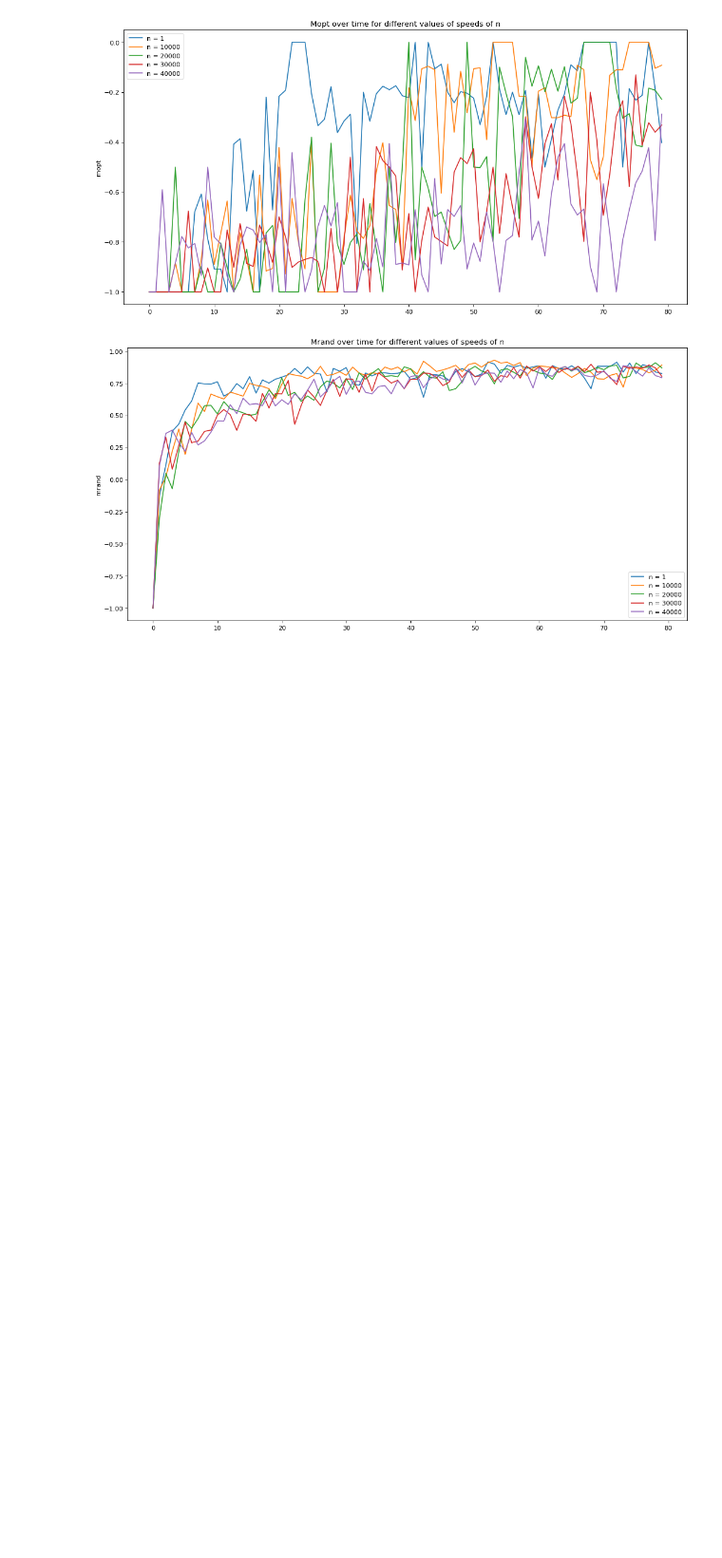
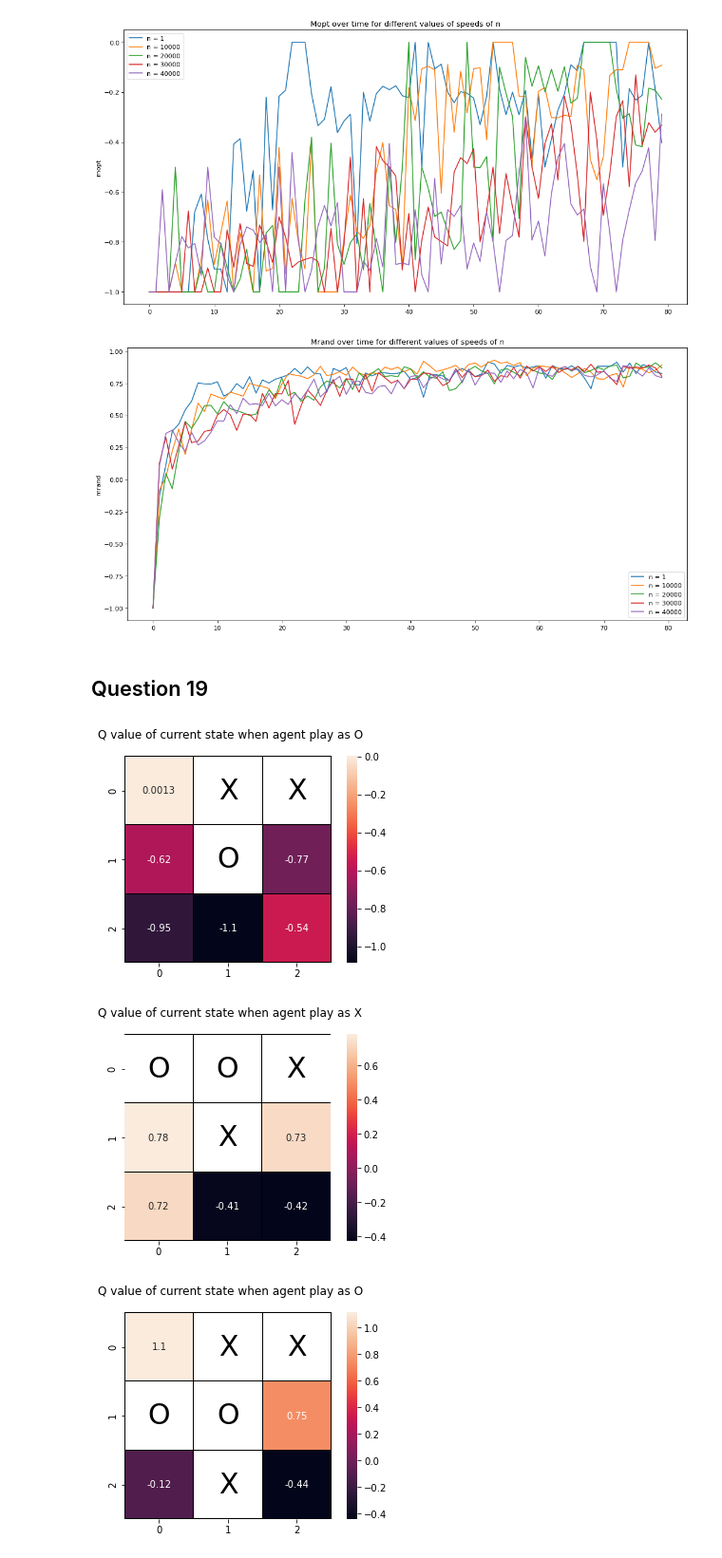
Before and after one commit to wiggleman/CS-456-project, a Jupyter notebook: DQN_self_learn.ipynb, the cells around one changed output. Shown: that part at 95% size. Saved outputs shown, nothing was run; the diff lists cells and outputs as text; code cells hidden in the pictures; blank space fills up the shorter version.

Commit message:
add heatmap

```diff
--- a/DQN_self_learn.ipynb
+++ b/DQN_self_learn.ipynb
@@ -278,7 +278,7 @@ def fit(
     res = io.BytesIO()
     torch.save(policy.state_dict(), res)
 
-    return res.getbuffer(), game_reward, game_loss, mopts, mrands
+    return policy, game_reward, game_loss, mopts, mrands
 
 
 def optimize_model(
@@ -671,3 +671,7 @@ plt.title("Mrand over time for different values of speeds of n")
 plt.show()
 # %% [output]
 [figure]
+# %% [markdown]
+## Question 19
+# %%
+policy, _, _, _, _ = fit(eps = 0.3, compute_mopts = False)
@@ -673,0 +692,41 @@ plt.show()
+# %%
+state1 = grid2list(grid1, 2)
+state2 = grid2list(grid2, 1)
+state3 = grid2list(grid3, 2)
+# %%
+
+
+def grid_to_text(grid):
+    text = np.empty((3,3),dtype='str')
+    for ix, iy in np.ndindex(3,3):
+        if (grid[ix,iy] == 1):
+            text[ix,iy]="X"
+        if (grid[ix,iy] == -1):
+            text[ix,iy]="O"
+    return text
+
+def heatmap(grid, state, player):
+    heat = policy.forward(torch.tensor([state], dtype=torch.float)).reshape((3,3)).detach().numpy()
+    mask = np.zeros(9)
+    for i in range(9):
+        if state[i] == 0 and state[i+9] == 0:
+            mask[i] = False
+        else:
+            mask[i] = True
+    mask = mask.reshape((3,3))
+    text = grid_to_text(grid.reshape((3,3)))
+    fig, ax = plt.subplots()
+    ax = sns.heatmap(heat, mask=mask,square = True,linewidths=0.01, linecolor='k', annot = True )
+    for ix, iy in np.ndindex(3,3):
+        ax.text(iy+0.5, ix+0.5, text[ix,iy],fontsize=30,horizontalalignment='center',verticalalignment='center')
+    fig.suptitle("Q value of current state when agent play as " + player)
+# %%
+import matplotlib.pyplot as plt
+
+heatmap(grid1, state1, "O")
+heatmap(grid2, state2, "X")
+heatmap(grid3, state3, "O")
+# %% [output]
+[figure, added]
+[figure, added]
+[figure, added]
```
Also changed, not shown: parts of 3 cells of this notebook, 1 other file.
